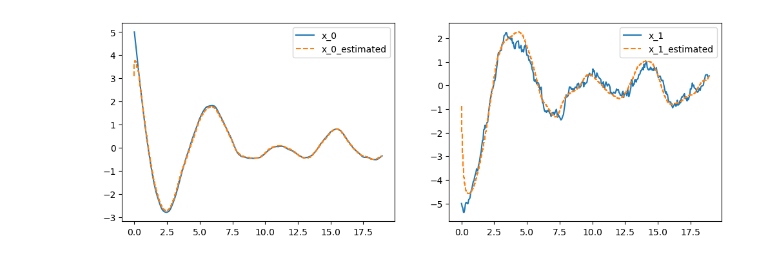
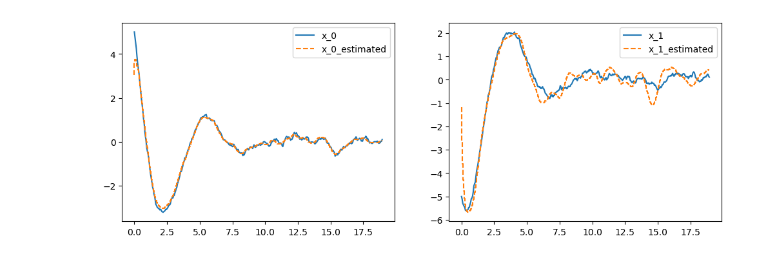
Before and after one commit to proxima-technology/casadi_mpc_nyuumon, a Jupyter notebook: src/chapter8_MHE.ipynb, the cells around one changed output. Cells and saved outputs as stored; diff of their text form; code cells hidden in the pictures.

Commit message:
chapter8 process noiseを加法的誤差に修正

```diff
--- a/src/chapter8_MHE.ipynb
+++ b/src/chapter8_MHE.ipynb
@@ -9,7 +9,7 @@ c = 0.5
 
 nx = 2 #状態変数の次元
 nu = 1 #制御変数の次元
-nw = 1 #プロセスノイズの次元
+nw = 2 #プロセスノイズの次元
 no = 1 #観測変数の次元
 
 # 後退ホライズン等
@@ -20,13 +20,13 @@ dt = T/N
 #コスト行列
 Q = casadi.diag([1])
 Q_i = casadi.diag([1,1])
-R = casadi.diag([1])
+R = casadi.diag([1,1])
 
 # 制約条件
 x_lb = [-np.inf,-np.inf]
 x_ub = [np.inf,np.inf]
-w_lb = [-np.inf]
-w_ub = [np.inf]
+w_lb = [-np.inf,-np.inf]
+w_ub = [np.inf,np.inf]
 
 total = nx*(N+1) + nw*N + nu*N + no*N + nx
 # %%
@@ -45,12 +45,12 @@ def make_f():
         [1/m]
     ])
 
-    U = casadi.DM([
-        [0],
-        [1]
-    ])
+    # U = casadi.DM([
+    #     [0],
+    #     [1]
+    # ])
 
-    states_dot = A @ states + B @ ctrls + U@noises
+    states_dot = A @ states + B @ ctrls + noises
 
     f = casadi.Function("f",[states,ctrls,noises],[states_dot],['x','u',"w"],['x_dot'])
     return f
@@ -164,32 +164,32 @@ X_est = []
 us = [0]*nu*N
 Y = [y_init]
 x_current = x_init
 for t in t_eval:
     if len(Y) >= N:
         ys = casadi.vertcat(*Y[-N:]).full().ravel().tolist()
         x0 = compute_optimal_estimate(S,us,ys,x0,x_hat)
         x_est = x0[:2]
         X_est.append(x_est)
         x_hat = x_est
-    p_current = casadi.DM([0.0,2*np.random.normal()])
+    p_current = casadi.DM([0.0,*np.random.normal(size=(nw,))])
     x_current = I(x0=x_current,p=p_current)["xf"]
     y_current = g(x_current)
     X.append(x_current)
     Y.append(y_current)
 
 X.pop()
 X = np.array(X).reshape(t_eval.size,nx)
 X_est.pop()
 X_est = np.array(X_est).reshape(-1,nx)
 
 plt.figure(figsize=(12,4))
 
 for i in range(nx):
     plt.subplot(1,2,i+1)
     plt.plot(t_eval[:-N],X[:-N,i],label=f"x_{i}")
     plt.step(t_eval[:-N],X_est[:,i],linestyle="--",label=f"x_{i}_estimated")
     plt.legend()
 
 plt.show()
 # %% [output]
-[figure, old version]
+[figure, new version]
```
Also changed, not shown: 2 other files.
